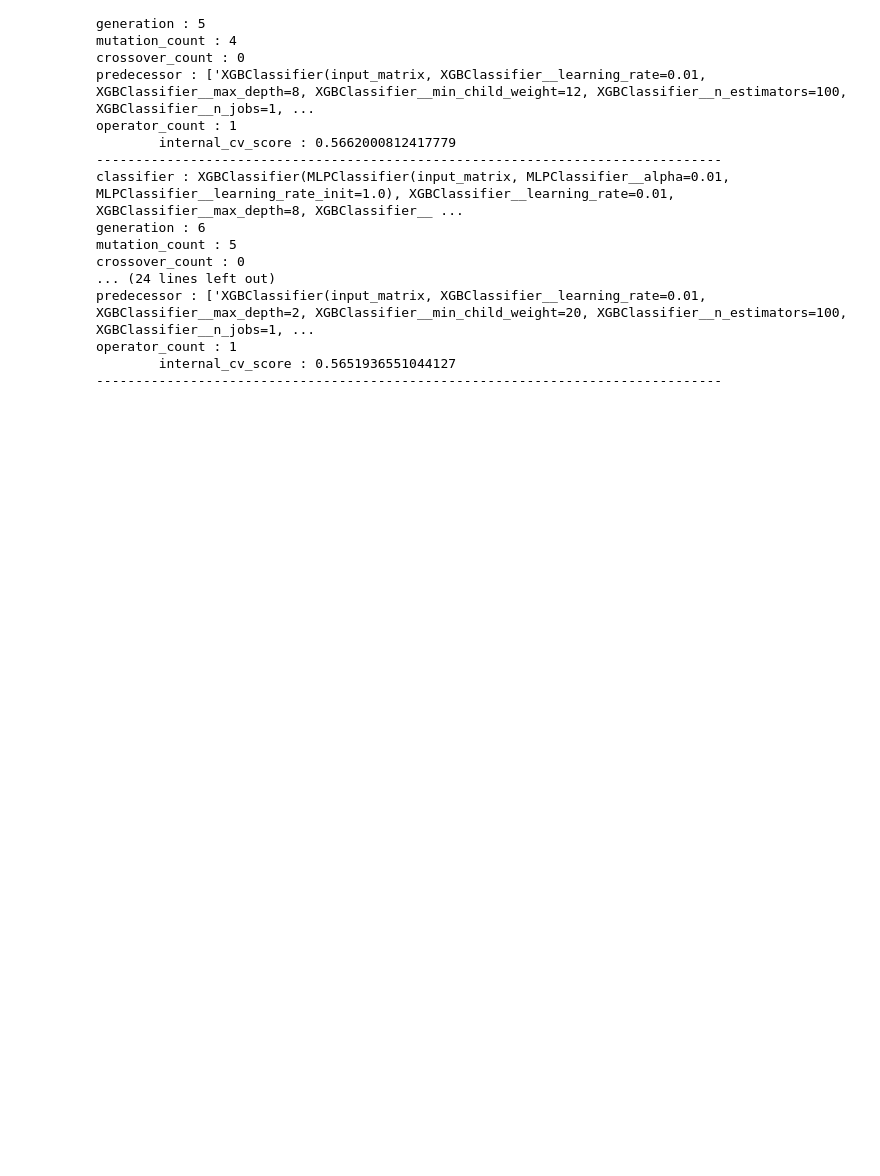
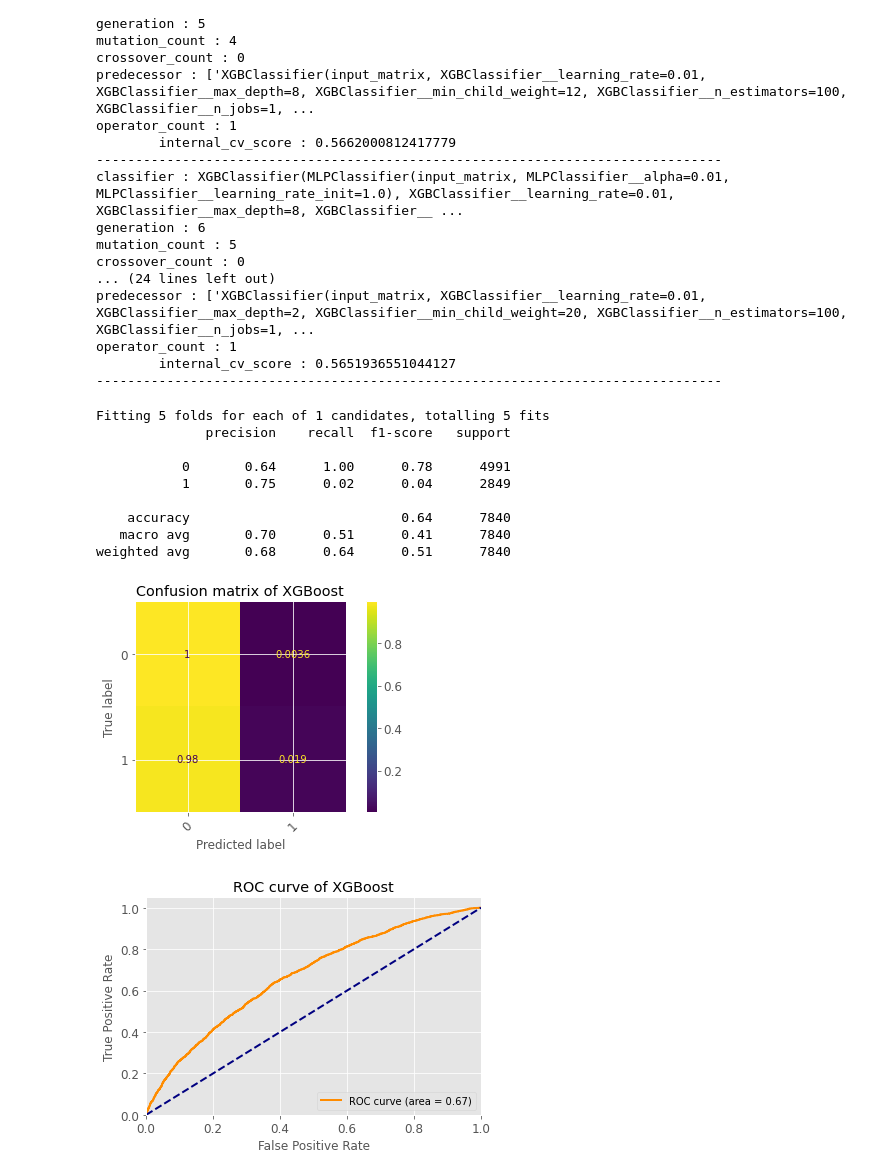
Before and after one commit to abhinav3398/song-popularity, a Jupyter notebook: notebooks/modeling.ipynb, the cells around one changed output. Drawn from its saved outputs; the diff is of its cells as text; code cells hidden in the pictures; blank space fills up the shorter version.

Commit message:
+ got optimal model

```diff
--- a/notebooks/modeling.ipynb
+++ b/notebooks/modeling.ipynb
@@ -389,12 +411,13 @@ scaler = StandardScaler()
 scaler.fit(X_train_preprocessed)
 X_train_preprocessed = scaler.transform(X_train_preprocessed)
 # %%
-# # save dataset to csv
-# dataset = pd.concat([X_train_preprocessed, y_train_preprocessed], axis=1)
-# # dataset
-# dataset.to_csv('dataset.csv', index=False)
+# save dataset to csv
+dataset = pd.concat(
+  [pd.DataFrame(X_train_preprocessed, columns=column_names), pd.DataFrame(y_train_preprocessed.to_numpy(), columns=['target'])], axis=1)
+# dataset
+dataset.to_csv('preprocessed_dataset.csv', index=False)
 
-# dataset = pd.read_csv('dataset.csv')
-# X_train_preprocessed, y_train_preprocessed = dataset.iloc[:, :-1], dataset.iloc[:, -1]
+dataset = pd.read_csv('preprocessed_dataset.csv')
+X_train_preprocessed, y_train_preprocessed = dataset.iloc[:, :-1], dataset.iloc[:, -1]
 # dataset.drop(columns=['index', 'index.1'], inplace=True)
-# dataset
+dataset
@@ -996,2 +963,0 @@ estim = HyperoptEstimator(
-# %%
-estim.fit(X_train_preprocessed, y_train_preprocessed, valid_size=0.2, n_folds=5, cv_shuffle=True)
@@ -1074,3 +1042,31 @@ predecessor : ['XGBClassifier(input_matrix, XGBClassifier__learning_rate=0.01, X
 operator_count : 1
         internal_cv_score : 0.5651936551044127
 --------------------------------------------------------------------------------
+# %%
+from xgboost import XGBClassifier
+
+training_features, testing_features, training_target, testing_target = \
+            train_test_split(X_train_preprocessed, y_train_preprocessed, random_state=random_state)
+
+# Average CV score on the training set was: 0.5662000812417779
+exported_pipeline = XGBClassifier(learning_rate=0.01, max_depth=8, min_child_weight=12, n_estimators=100, n_jobs=1, subsample=0.3, verbosity=0)
+
+exported_pipeline.fit(training_features, training_target)
+results = exported_pipeline.predict(testing_features)
+# %%
+search = GridSearchCV(exported_pipeline, scoring="roc_auc", cv=5, verbose=1, n_jobs=-1, param_grid={})
+search.fit(X_train_preprocessed, y_train_preprocessed)
+
+models_evaluation([search], testing_features, testing_target, titles=['XGBoost'])
+# %% [output]
+Fitting 5 folds for each of 1 candidates, totalling 5 fits
+              precision    recall  f1-score   support
+
+           0       0.64      1.00      0.78      4991
+           1       0.75      0.02      0.04      2849
+
+    accuracy                           0.64      7840
+   macro avg       0.70      0.51      0.41      7840
+weighted avg       0.68      0.64      0.51      7840
+[figure, added]
+[figure, added]
```
Also changed, not shown: parts of 24 cells of this notebook, 56 other files.
